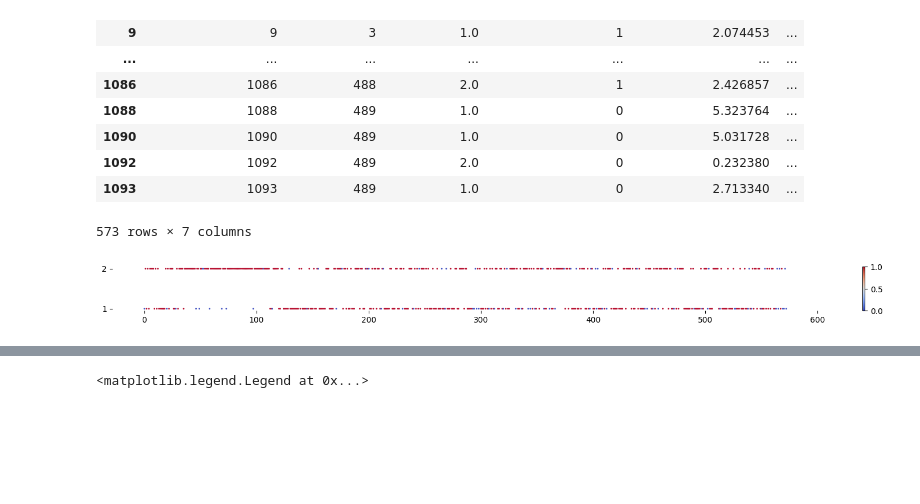
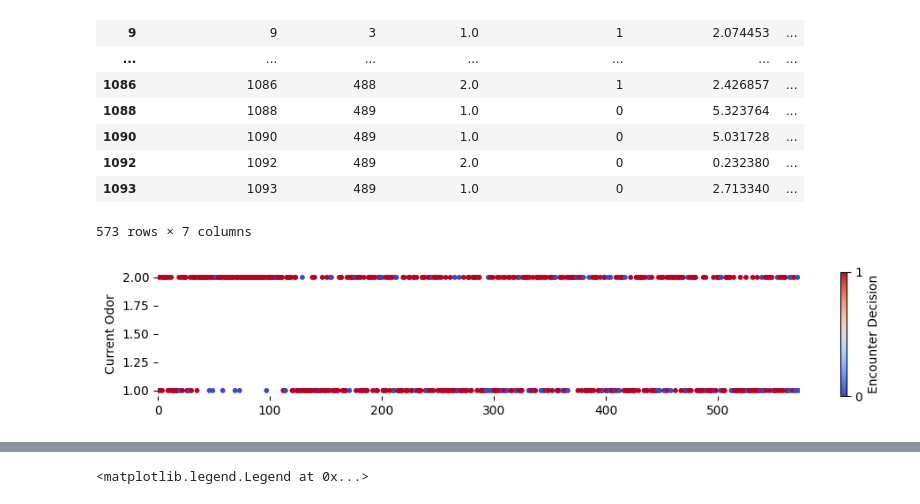
Before and after one commit to neurorishika/flYJAX, a Jupyter notebook: analysis/notebooks/explore.ipynb, the cells around one changed output, grey strips where cells are left out. Saved outputs shown, nothing was run; the diff lists cells and outputs as text; code cells hidden in the pictures; blank space fills up the shorter version.

```diff
--- a/analysis/notebooks/explore.ipynb
+++ b/analysis/notebooks/explore.ipynb
@@ -103,13 +103,16 @@ enc
 | 1093 | 1093 | 489 | 1.0 | 0 | 2.713340 | ... |
 573 rows × 7 columns
 # %%
-plt.figure(figsize=(20,1))
-plt.scatter(np.arange(len(enc['Current Odor'])), enc['Current Odor'], c=enc['Encounter Decision'], cmap='coolwarm', s=1)
+plt.figure(figsize=(10,2))
+plt.scatter(np.arange(len(enc['Current Odor'])), enc['Current Odor'], c=enc['Encounter Decision'], cmap='coolwarm', s=10)
+plt.xlim(0, len(enc['Current Odor']))
+plt.ylabel('Current Odor')
 plt.box(False)
-plt.colorbar()
+plt.colorbar(ticks=[0,1], label='Encounter Decision')
+plt.tight_layout()
 plt.show()
 # %% [output]
-[figure, old version]
+[figure, new version]
 # %%
 enc_odors = enc['Current Odor'].values
 # get transition matrix
```
Also changed, not shown: parts of 2 cells of this notebook, 33 other files.
